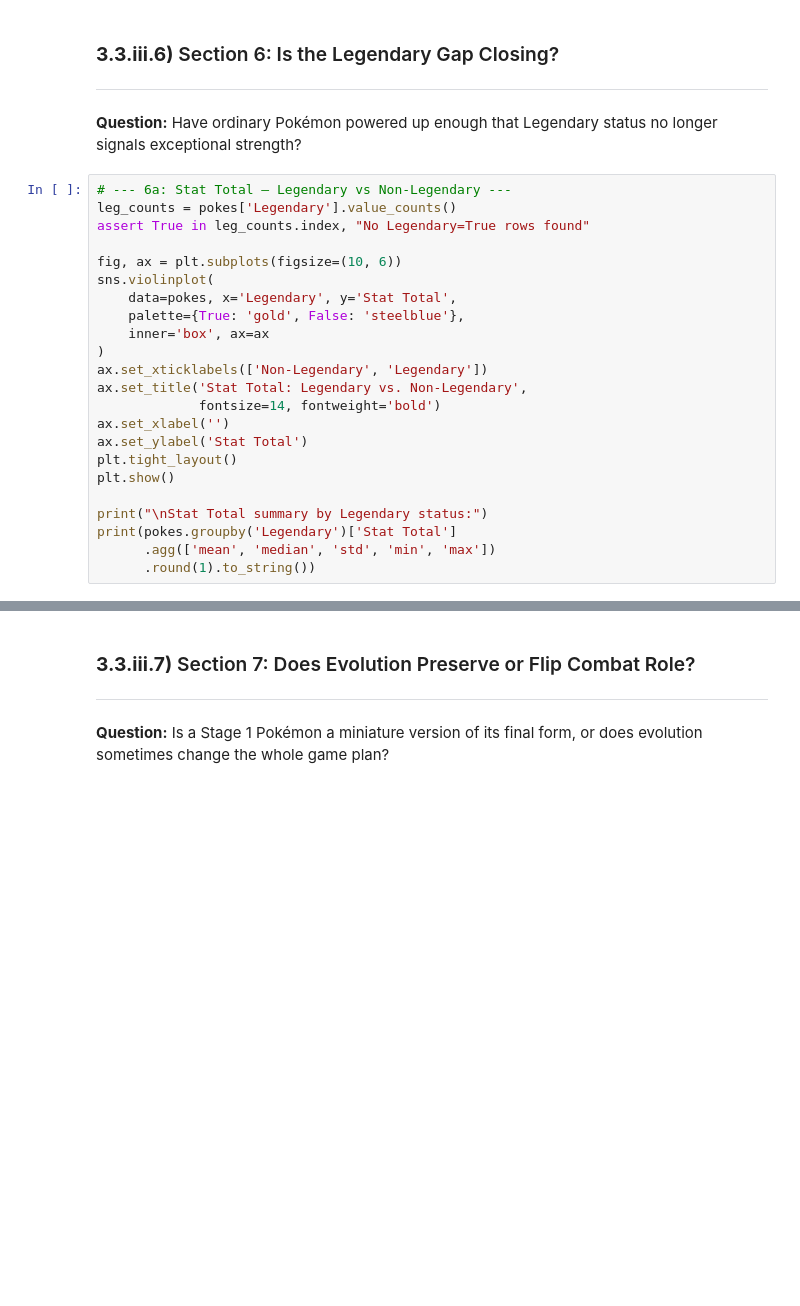
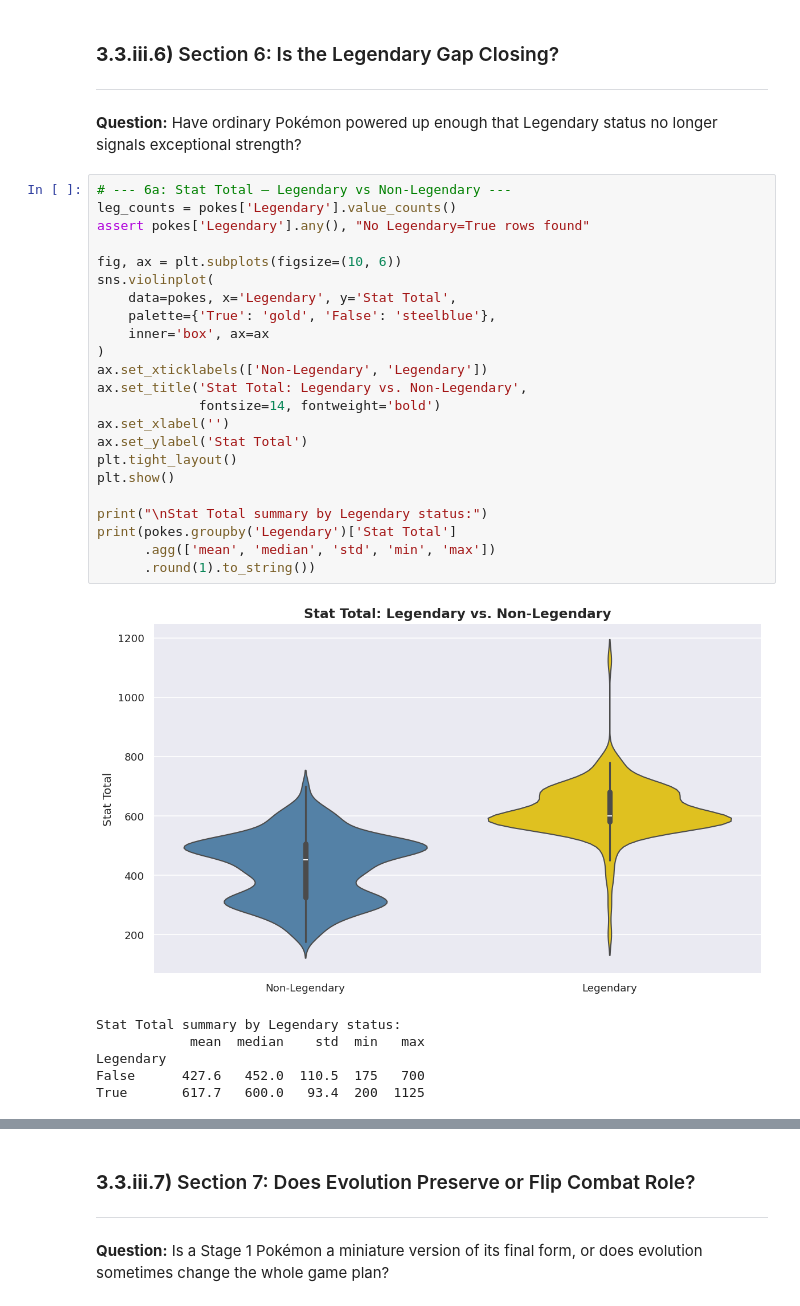
Before and after one commit to wanderduck/CERT-x465-003, a Jupyter notebook: CERT-x465-003_MAIN.ipynb, the cells around one changed output, grey strips where cells are left out. Saved outputs shown, nothing was run; the diff lists cells and outputs as text; blank space fills up the shorter version.

```diff
--- a/CERT-x465-003_MAIN.ipynb
+++ b/CERT-x465-003_MAIN.ipynb
@@ -939,26 +1043,33 @@ print(gen_stats[['Generation', 'StatTotal_Mean']].round(1).to_string(index=False
 # %%
 # --- 6a: Stat Total — Legendary vs Non-Legendary ---
 leg_counts = pokes['Legendary'].value_counts()
-assert True in leg_counts.index, "No Legendary=True rows found"
+assert pokes['Legendary'].any(), "No Legendary=True rows found"
 
 fig, ax = plt.subplots(figsize=(10, 6))
 sns.violinplot(
     data=pokes, x='Legendary', y='Stat Total',
-    palette={True: 'gold', False: 'steelblue'},
+    palette={'True': 'gold', 'False': 'steelblue'},
     inner='box', ax=ax
 )
 ax.set_xticklabels(['Non-Legendary', 'Legendary'])
 ax.set_title('Stat Total: Legendary vs. Non-Legendary',
              fontsize=14, fontweight='bold')
 ax.set_xlabel('')
 ax.set_ylabel('Stat Total')
 plt.tight_layout()
 plt.show()
 
 print("\nStat Total summary by Legendary status:")
 print(pokes.groupby('Legendary')['Stat Total']
       .agg(['mean', 'median', 'std', 'min', 'max'])
       .round(1).to_string())
+# %% [output]
+[figure, added]
+Stat Total summary by Legendary status:
+            mean  median    std  min   max
+Legendary
+False      427.6   452.0  110.5  175   700
+True       617.7   600.0   93.4  200  1125
 # %%
 # --- 6b: Legendary gap by generation ---
 gen_leg = (
```
Also changed, not shown: parts of 25 cells of this notebook, 2 other files.
